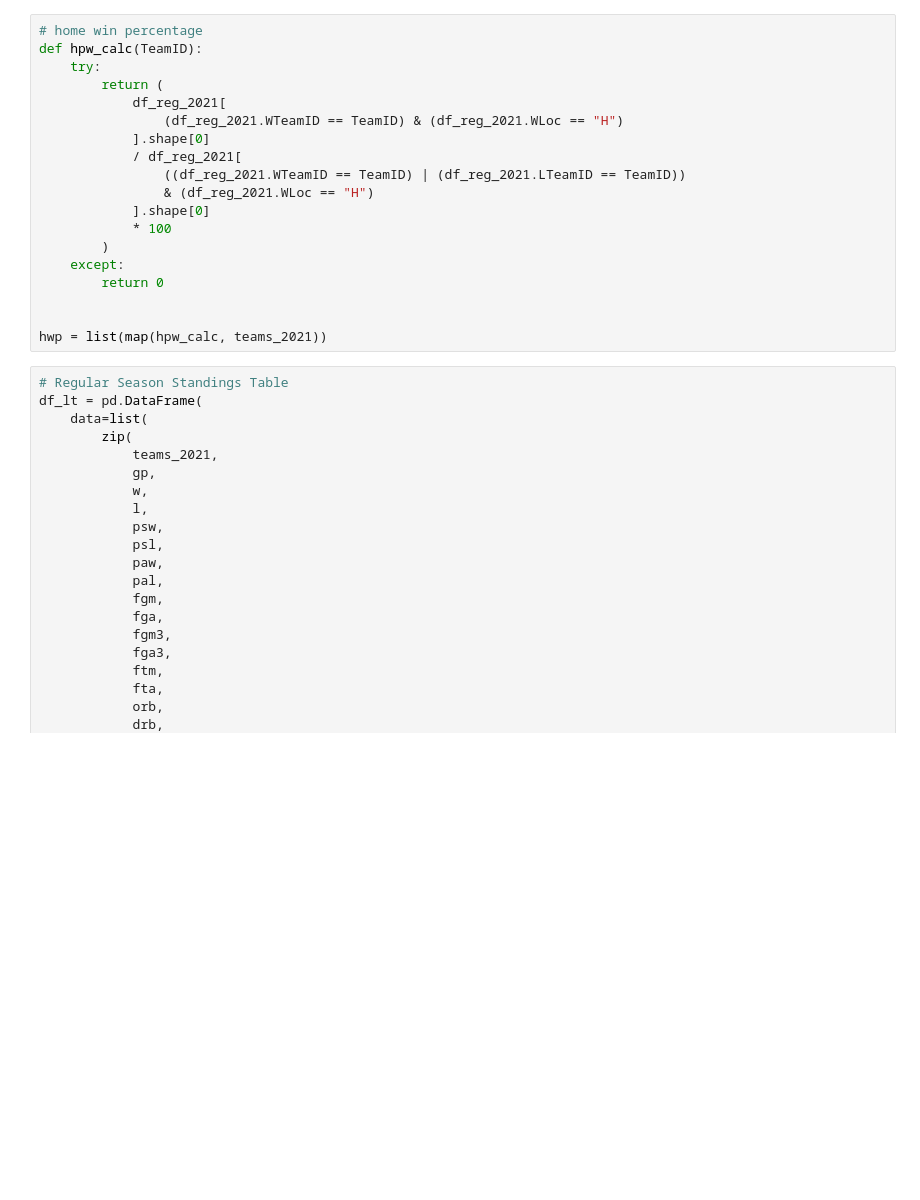
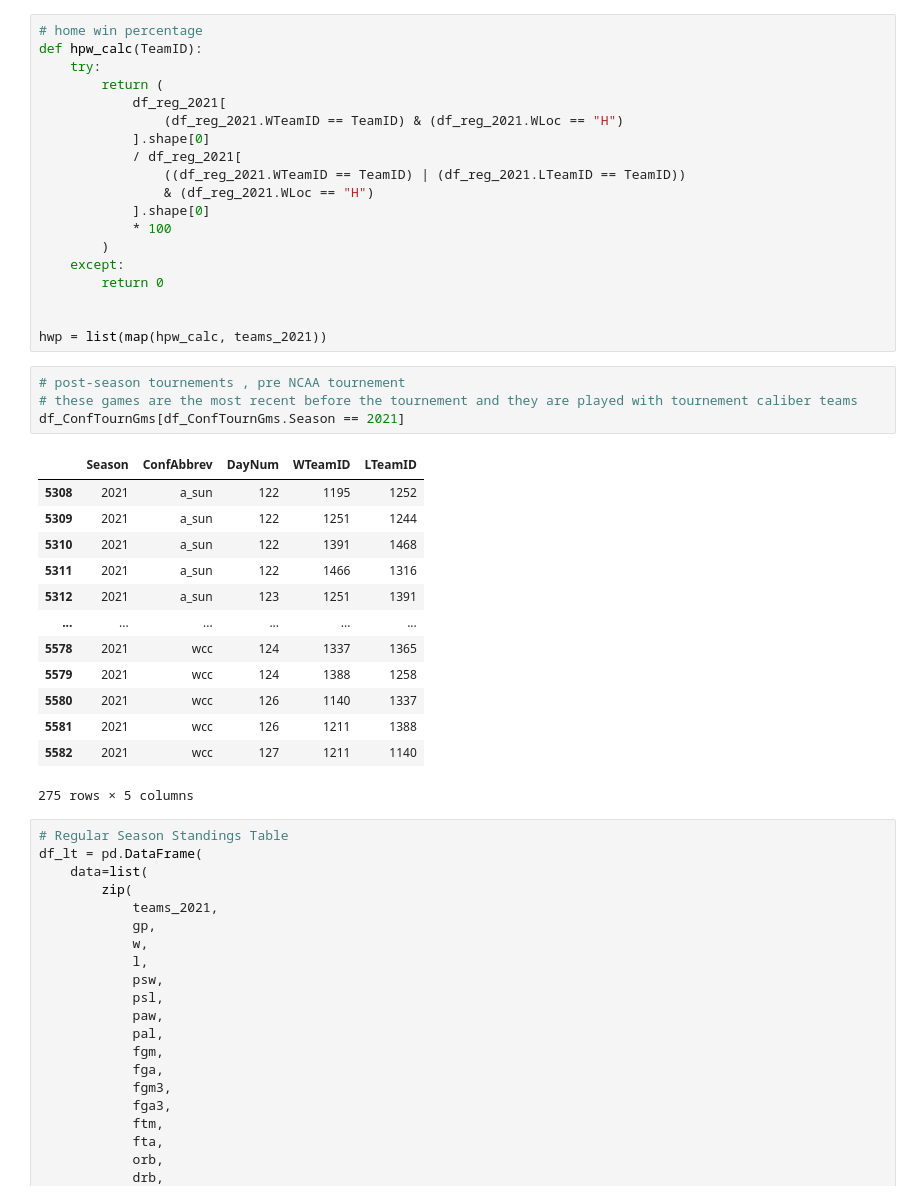
Before and after one commit to ozgunhaznedar/march_madness, a Jupyter notebook: notebooks/OH_01.ipynb, the cells around one changed output. Drawn from its saved outputs; the diff is of its cells as text; blank space fills up the shorter version.

```diff
--- a/notebooks/OH_01.ipynb
+++ b/notebooks/OH_01.ipynb
@@ -267,6 +270,24 @@ def hpw_calc(TeamID):
 
 
 hwp = list(map(hpw_calc, teams_2021))
+# %%
+# post-season tournements , pre NCAA tournement
+# these games are the most recent before the tournement and they are played with tournement caliber teams
+df_ConfTournGms[df_ConfTournGms.Season == 2021]
+# %% [output]
+|  | Season | ConfAbbrev | DayNum | WTeamID | LTeamID |
+| 5308 | 2021 | a_sun | 122 | 1195 | 1252 |
+| 5309 | 2021 | a_sun | 122 | 1251 | 1244 |
+| 5310 | 2021 | a_sun | 122 | 1391 | 1468 |
+| 5311 | 2021 | a_sun | 122 | 1466 | 1316 |
+| 5312 | 2021 | a_sun | 123 | 1251 | 1391 |
+| ... | ... | ... | ... | ... | ... |
+| 5578 | 2021 | wcc | 124 | 1337 | 1365 |
+| 5579 | 2021 | wcc | 124 | 1388 | 1258 |
+| 5580 | 2021 | wcc | 126 | 1140 | 1337 |
+| 5581 | 2021 | wcc | 126 | 1211 | 1388 |
+| 5582 | 2021 | wcc | 127 | 1211 | 1140 |
+275 rows × 5 columns
 # %%
 # Regular Season Standings Table
 df_lt = pd.DataFrame(
```
Also changed, not shown: parts of 3 cells of this notebook, 1 other file.
